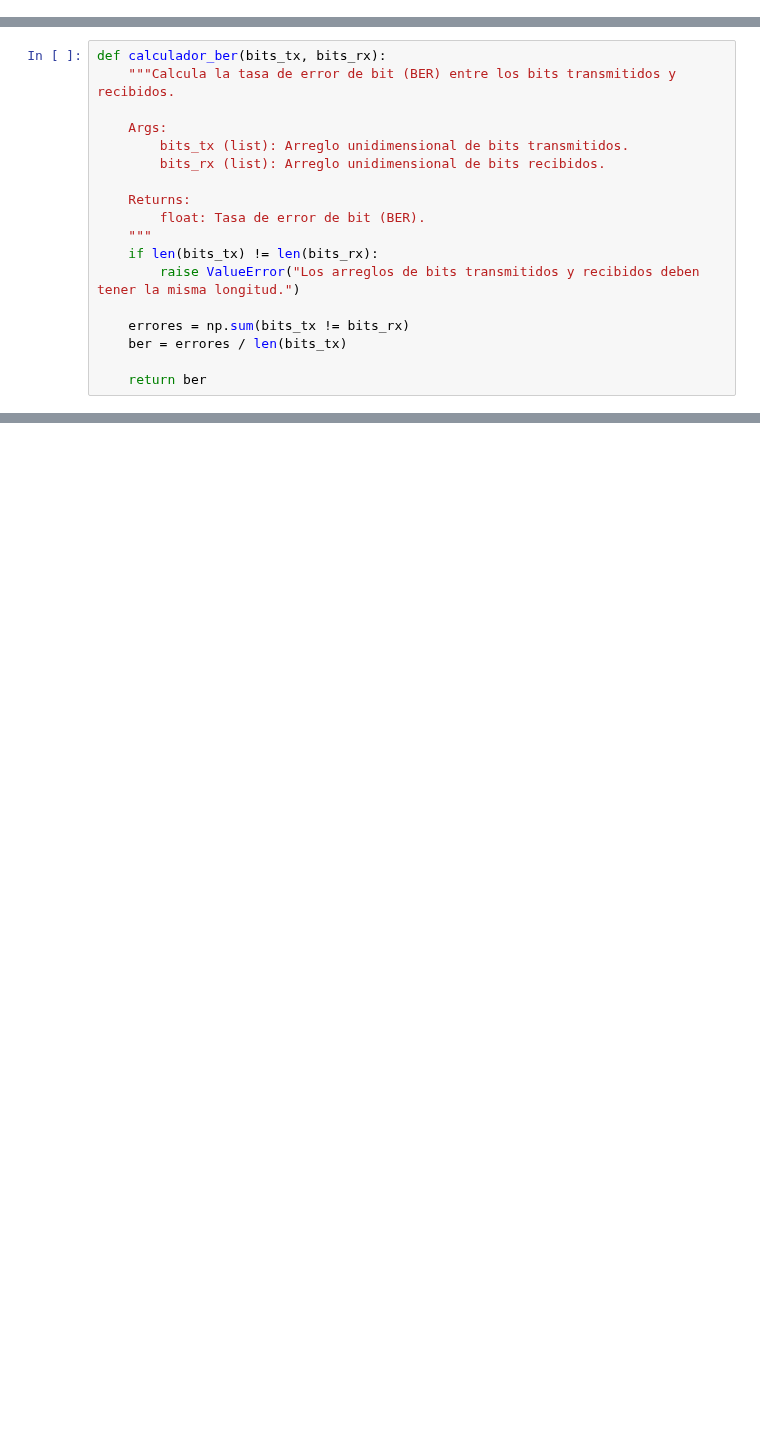
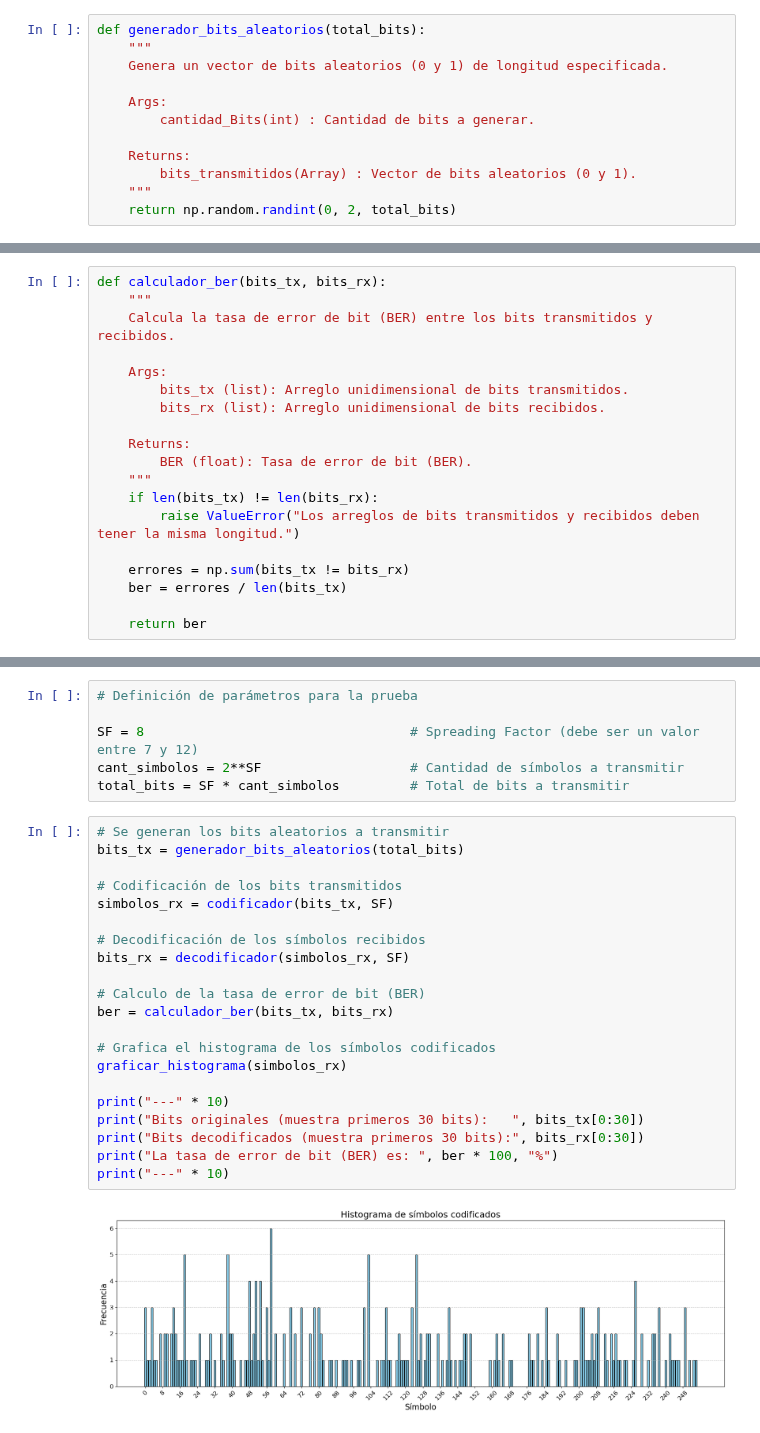
Before and after one commit to nicopinera/com-dig, a Jupyter notebook: 3_Channel.ipynb, the cells around one changed output, grey strips where cells are left out. Drawn from its saved outputs; the diff is of its cells as text; blank space fills up the shorter version.

```diff
--- a/3_Channel.ipynb
+++ b/3_Channel.ipynb
@@ -14,0 +27,12 @@ A partir del análisis de estos trabajos, se derivan los siguientes resultados y
+# %%
+def generador_bits_aleatorios(total_bits):
+    """
+    Genera un vector de bits aleatorios (0 y 1) de longitud especificada.
+
+    Args:
+        cantidad_Bits(int) : Cantidad de bits a generar.
+
+    Returns:
+        bits_transmitidos(Array) : Vector de bits aleatorios (0 y 1).
+    """
+    return np.random.randint(0, 2, total_bits)
@@ -110,14 +141,15 @@ El _Bit Error Rate_ (BER) representa la proporción de bits recibidos con error
 $$BER=\frac{\text{número de bits erróneos}}{\text{total de bits transmitidos}}$$
 # %%
 def calculador_ber(bits_tx, bits_rx):
-    """Calcula la tasa de error de bit (BER) entre los bits transmitidos y recibidos.
+    """
+    Calcula la tasa de error de bit (BER) entre los bits transmitidos y recibidos.
 
     Args:
         bits_tx (list): Arreglo unidimensional de bits transmitidos.
         bits_rx (list): Arreglo unidimensional de bits recibidos.
 
     Returns:
-        float: Tasa de error de bit (BER).
+        BER (float): Tasa de error de bit (BER).
     """
     if len(bits_tx) != len(bits_rx):
         raise ValueError("Los arreglos de bits transmitidos y recibidos deben tener la misma longitud.")
@@ -178,0 +191,29 @@ La tasa de error de bit (BER) es:  0.0 %
+# %%
+# Definición de parámetros para la prueba
+
+SF = 8                                  # Spreading Factor (debe ser un valor entre 7 y 12)
+cant_simbolos = 2**SF                   # Cantidad de símbolos a transmitir
+total_bits = SF * cant_simbolos         # Total de bits a transmitir
+# %%
+# Se generan los bits aleatorios a transmitir
+bits_tx = generador_bits_aleatorios(total_bits)
+
+# Codificación de los bits transmitidos
+simbolos_rx = codificador(bits_tx, SF)
+
+# Decodificación de los símbolos recibidos
+bits_rx = decodificador(simbolos_rx, SF)
+
+# Calculo de la tasa de error de bit (BER)
+ber = calculador_ber(bits_tx, bits_rx)
+
+# Grafica el histograma de los símbolos codificados
+graficar_histograma(simbolos_rx)
+
+print("---" * 10)
+print("Bits originales (muestra primeros 30 bits):   ", bits_tx[0:30])
+print("Bits decodificados (muestra primeros 30 bits):", bits_rx[0:30])
+print("La tasa de error de bit (BER) es: ", ber * 100, "%")
+print("---" * 10)
+# %% [output]
+[figure, added]
```
Also changed, not shown: parts of 93 cells of this notebook.
